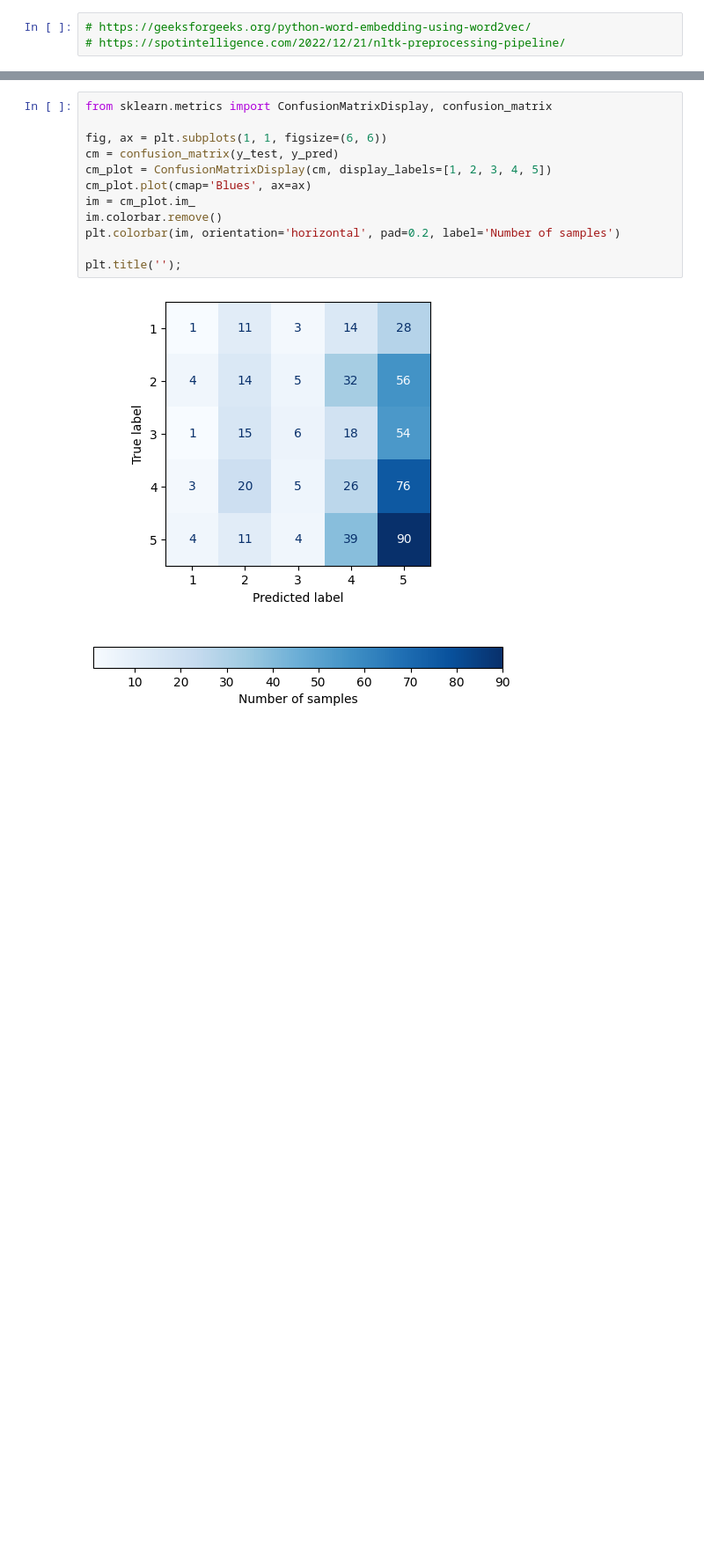
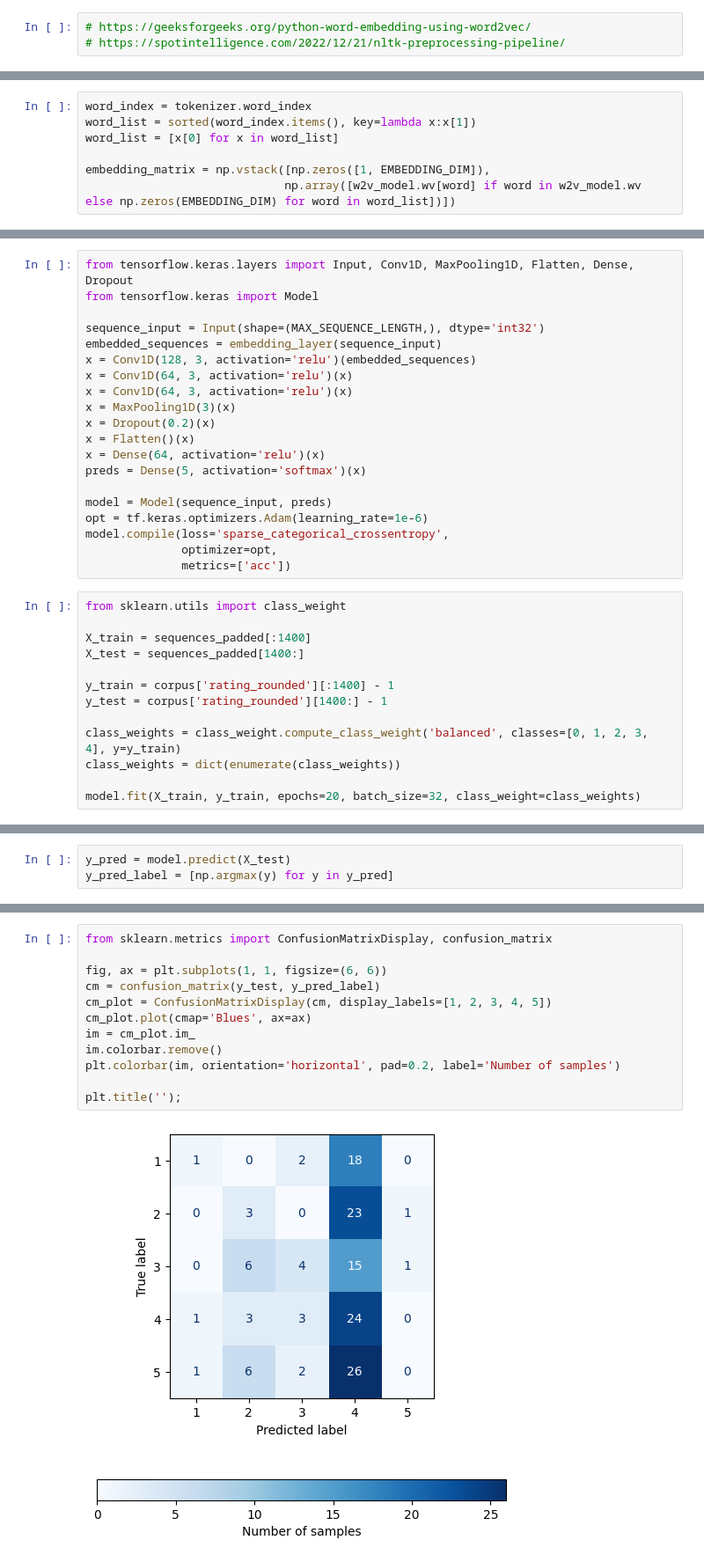
Before and after one commit to sepidehparhami/abilify-ratings, a Jupyter notebook: abilify-ratings.ipynb, the cells around one changed output, grey strips where cells are left out. Shown at 88% size. Drawn from its saved outputs; the diff is of its cells as text; blank space fills up the shorter version.

```diff
--- a/abilify-ratings.ipynb
+++ b/abilify-ratings.ipynb
@@ -129,0 +128,7 @@ y_pred = clf.predict(X_test)
+# %%
+word_index = tokenizer.word_index
+word_list = sorted(word_index.items(), key=lambda x:x[1])
+word_list = [x[0] for x in word_list]
+
+embedding_matrix = np.vstack([np.zeros([1, EMBEDDING_DIM]),
+                             np.array([w2v_model.wv[word] if word in w2v_model.wv else np.zeros(EMBEDDING_DIM) for word in word_list])])
@@ -129,0 +143,33 @@ y_pred = clf.predict(X_test)
+# %%
+from tensorflow.keras.layers import Input, Conv1D, MaxPooling1D, Flatten, Dense, Dropout
+from tensorflow.keras import Model
+
+sequence_input = Input(shape=(MAX_SEQUENCE_LENGTH,), dtype='int32')
+embedded_sequences = embedding_layer(sequence_input)
+x = Conv1D(128, 3, activation='relu')(embedded_sequences)
+x = Conv1D(64, 3, activation='relu')(x)
+x = Conv1D(64, 3, activation='relu')(x)
+x = MaxPooling1D(3)(x)
+x = Dropout(0.2)(x)
+x = Flatten()(x)
+x = Dense(64, activation='relu')(x)
+preds = Dense(5, activation='softmax')(x)
+
+model = Model(sequence_input, preds)
+opt = tf.keras.optimizers.Adam(learning_rate=1e-6)
+model.compile(loss='sparse_categorical_crossentropy',
+              optimizer=opt,
+              metrics=['acc'])
+# %%
+from sklearn.utils import class_weight
+
+X_train = sequences_padded[:1400]
+X_test = sequences_padded[1400:]
+
+y_train = corpus['rating_rounded'][:1400] - 1
+y_test = corpus['rating_rounded'][1400:] - 1
+
+class_weights = class_weight.compute_class_weight('balanced', classes=[0, 1, 2, 3, 4], y=y_train)
+class_weights = dict(enumerate(class_weights))
+
+model.fit(X_train, y_train, epochs=20, batch_size=32, class_weight=class_weights)
@@ -129,0 +195,3 @@ y_pred = clf.predict(X_test)
+# %%
+y_pred = model.predict(X_test)
+y_pred_label = [np.argmax(y) for y in y_pred]
@@ -130,14 +200,14 @@ y_pred = clf.predict(X_test)
 # %%
 from sklearn.metrics import ConfusionMatrixDisplay, confusion_matrix
 
 fig, ax = plt.subplots(1, 1, figsize=(6, 6))
-cm = confusion_matrix(y_test, y_pred)
+cm = confusion_matrix(y_test, y_pred_label)
 cm_plot = ConfusionMatrixDisplay(cm, display_labels=[1, 2, 3, 4, 5])
 cm_plot.plot(cmap='Blues', ax=ax)
 im = cm_plot.im_
 im.colorbar.remove()
 plt.colorbar(im, orientation='horizontal', pad=0.2, label='Number of samples')
 
 plt.title('');
 # %% [output]
-[figure, old version]
+[figure, new version]
```
Also changed, not shown: parts of 14 cells of this notebook.
